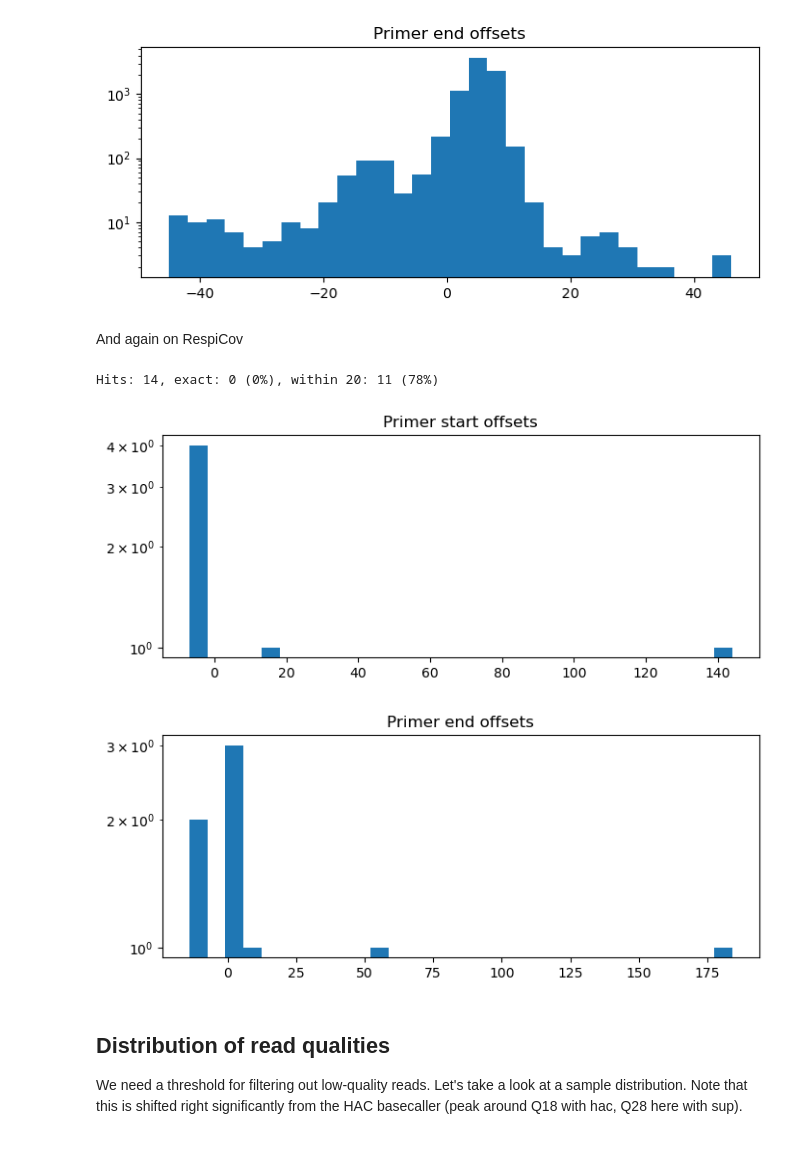
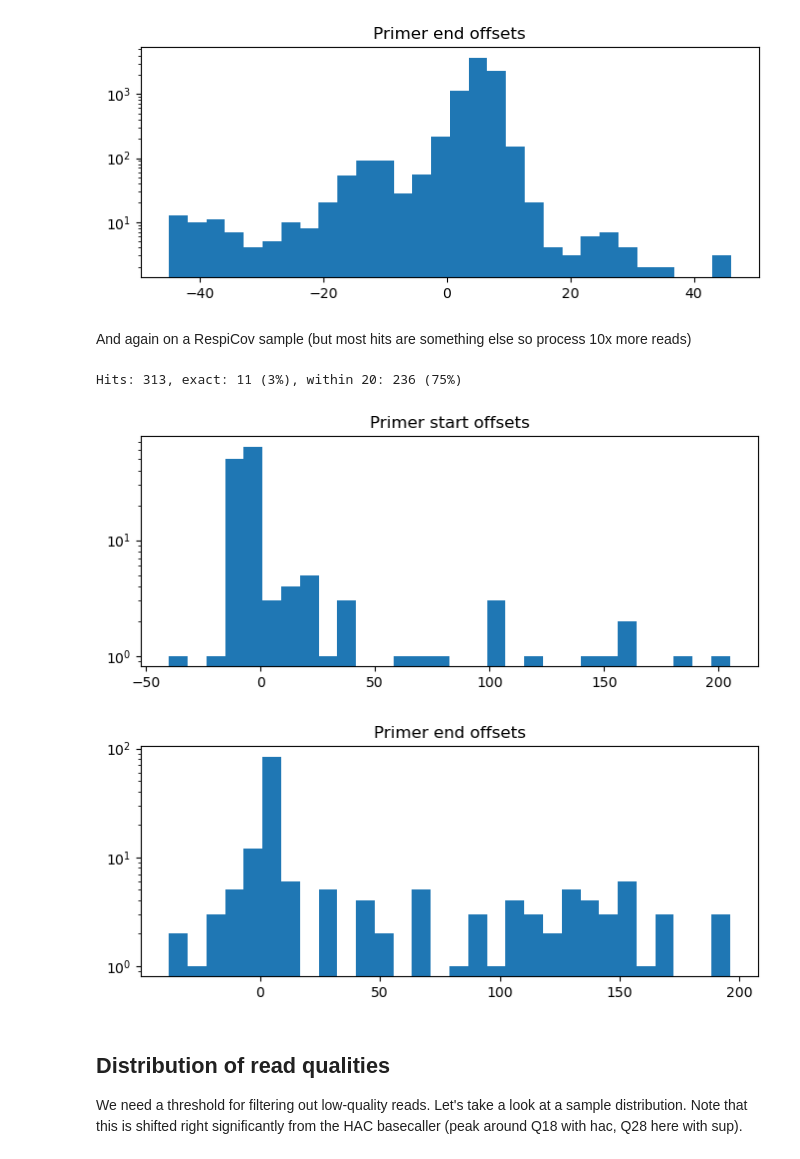
Before and after one commit to RByers/RespiCov-analyze, a Jupyter notebook: Q8AnalyzeHRV.ipynb, the cells around one changed output. Cells and saved outputs as stored; diff of their text form; code cells hidden in the pictures.

```diff
--- a/Q8AnalyzeHRV.ipynb
+++ b/Q8AnalyzeHRV.ipynb
@@ -330,13 +330,13 @@ Perhaps we could make things a lot faster by looking only at the start and end o
 # %%
 MAX_PRIMER_OFFSET = 20
 
-def plotHitOffsets(fastq):
+def plotHitOffsets(fastq, maxReadsPerFile=10000):
     sos = []
     eos = []
     hitCount = 0
     exactHit = 0
     withinTol = 0
-    for (read, hits) in getPrimerHits(fastq, maxReadsPerFile=10000):
+    for (read, hits) in getPrimerHits(fastq, maxReadsPerFile=maxReadsPerFile):
         if len(hits) < 2:
             continue
         if abs(len(read) - EXPECTED_READ_LENGTH) > LENGTH_TOLERANCE:
@@ -367,14 +367,14 @@ plotHitOffsets("Q8-sup_barcode01.fastq")
 Hits: 15914, exact: 365 (2%), within 20: 15782 (99%)
 [figure]
 [figure]
-# %% [markdown]
-And again on RespiCov
+# %% [markdown]
+And again on a RespiCov sample (but most hits are something else so process 10x more reads)
 # %%
-plotHitOffsets("Q8-sup_barcode20.fastq")
+plotHitOffsets("Q8-sup_barcode21.fastq", maxReadsPerFile=100000)
 # %% [output]
-Hits: 14, exact: 0 (0%), within 20: 11 (78%)
+Hits: 313, exact: 11 (3%), within 20: 236 (75%)
-[figure, old version]
+[figure, new version]
-[figure, old version]
+[figure, new version]
 # %% [markdown]
 ## Distribution of read qualities
 
```
Also changed, not shown: parts of 21 cells of this notebook.
